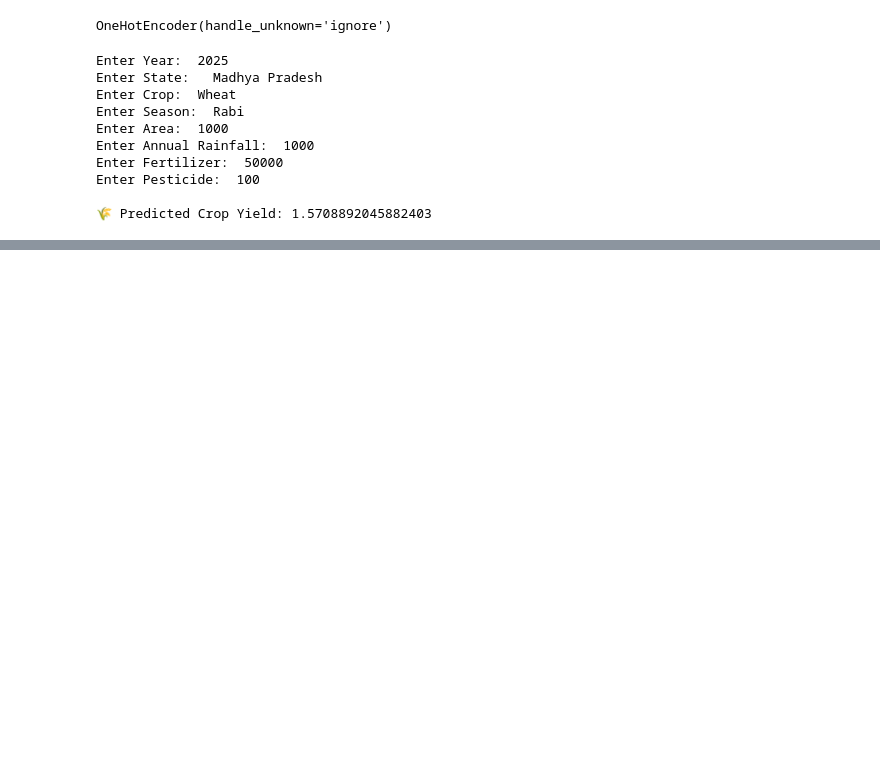
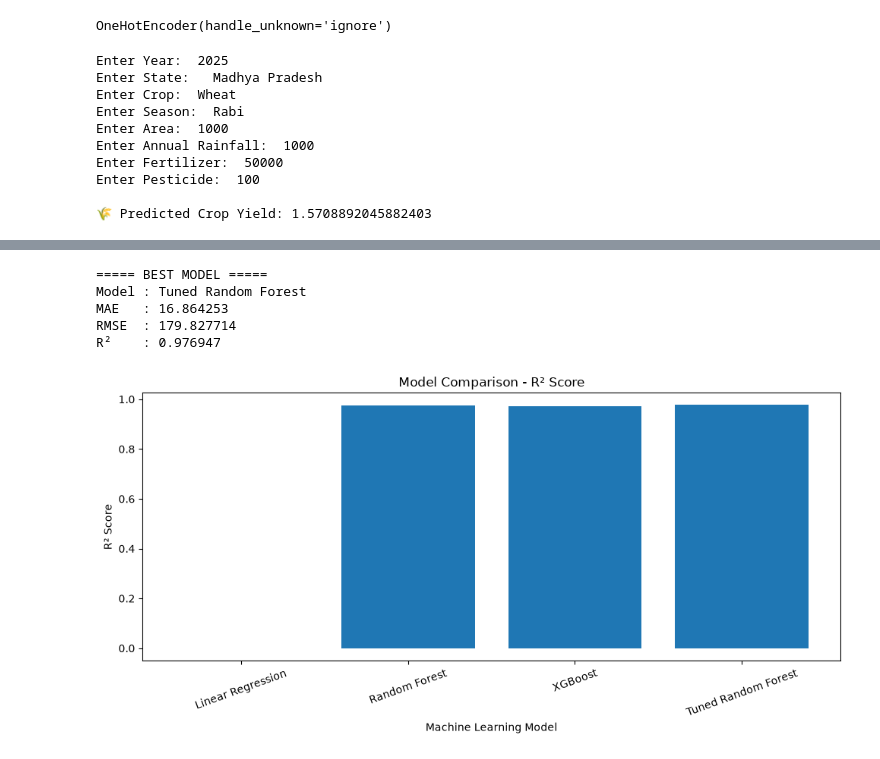
Before and after one commit to Suhel009/crop-yield-prediction, a Jupyter notebook: notebooks/Untitled.ipynb, the cells around one changed output, grey strips where cells are left out. Cells and saved outputs as stored; diff of their text form; code cells hidden in the pictures; blank space fills up the shorter version.

```diff
--- a/notebooks/Untitled.ipynb
+++ b/notebooks/Untitled.ipynb
@@ -1461,0 +1499,36 @@ Enter Pesticide:  100
+# %%
+best_model = model_comparison.loc[
+    model_comparison["R2"].idxmax()
+]
+
+print("===== BEST MODEL =====")
+print("Model :", best_model["Model"])
+print("MAE   :", best_model["MAE"])
+print("RMSE  :", best_model["RMSE"])
+print("R²    :", best_model["R2"])
+# %% [output]
+===== BEST MODEL =====
+Model : Tuned Random Forest
+MAE   : 16.864253
+RMSE  : 179.827714
+R²    : 0.976947
+# %%
+import matplotlib.pyplot as plt
+
+plt.figure(figsize=(10, 5))
+
+plt.bar(
+    model_comparison["Model"],
+    model_comparison["R2"]
+)
+
+plt.title("Model Comparison - R² Score")
+plt.xlabel("Machine Learning Model")
+plt.ylabel("R² Score")
+
+plt.xticks(rotation=20)
+
+plt.tight_layout()
+plt.show()
+# %% [output]
+[figure, added]
```
Also changed, not shown: parts of 4 cells of this notebook, 3 other files.
